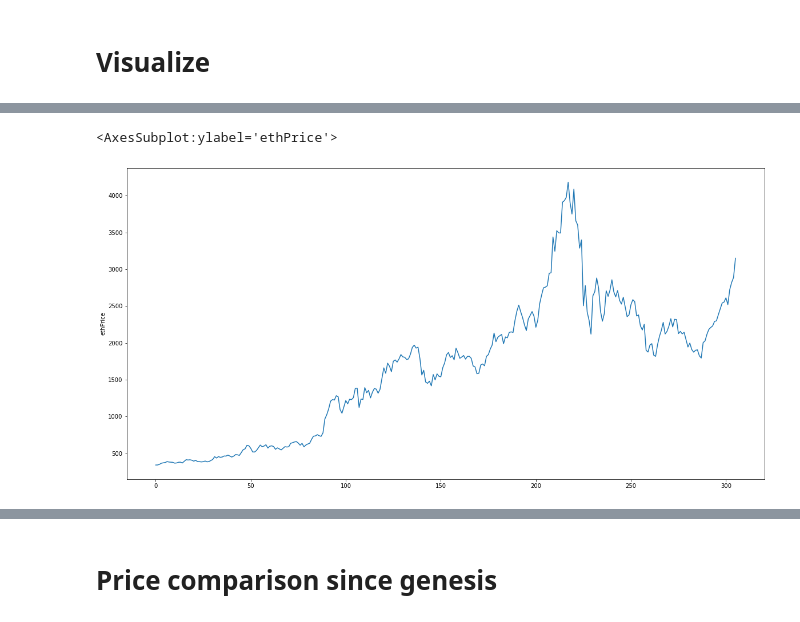
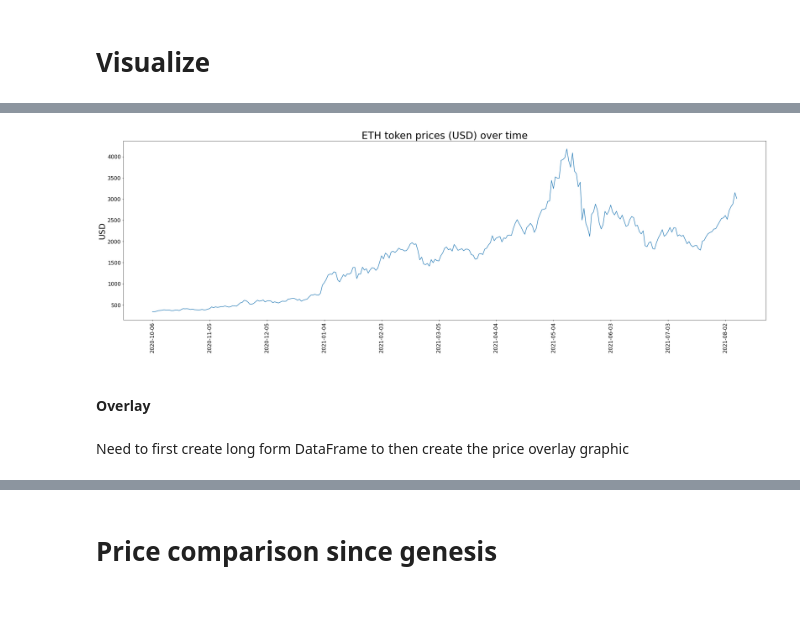
Before and after one commit to IndexCoop/index-coop-analytics, a Jupyter notebook: kpis/index-token-kpi/indexTokenKPIs.ipynb, the cells around one changed output, grey strips where cells are left out. Cells and saved outputs as stored; diff of their text form; code cells hidden in the pictures.

```diff
--- a/kpis/index-token-kpi/indexTokenKPIs.ipynb
+++ b/kpis/index-token-kpi/indexTokenKPIs.ipynb
@@ -141,6 +145,14 @@ sns.lineplot(x=mainDf.index, y=mainDf.indexPrice)
 # %%
-plt.figure(figsize=(20,10))
+plt.figure(figsize=(35,10))
+plt.title('ETH token prices (USD) over time', fontsize=30)
+plt.ylabel('USD', fontsize=24)
+plt.yticks(fontsize=16)
+plt.xticks(ticks = np.arange(0, len(mainDf.index), 30), labels =mainDf.loc[np.arange(0, len(mainDf.index), 30), 'date'], rotation='vertical', size=16)
 sns.lineplot(x=mainDf.index, y=mainDf.ethPrice)
+plt.show()
 # %% [output]
-<AxesSubplot:ylabel='ethPrice'>
-[figure, old version]
+[figure, new version]
+# %% [markdown]
+#### Overlay
+# %% [markdown]
+Need to first create long form DataFrame to then create the price overlay graphic
```
Also changed, not shown: parts of 36 cells of this notebook, 2 other files.
